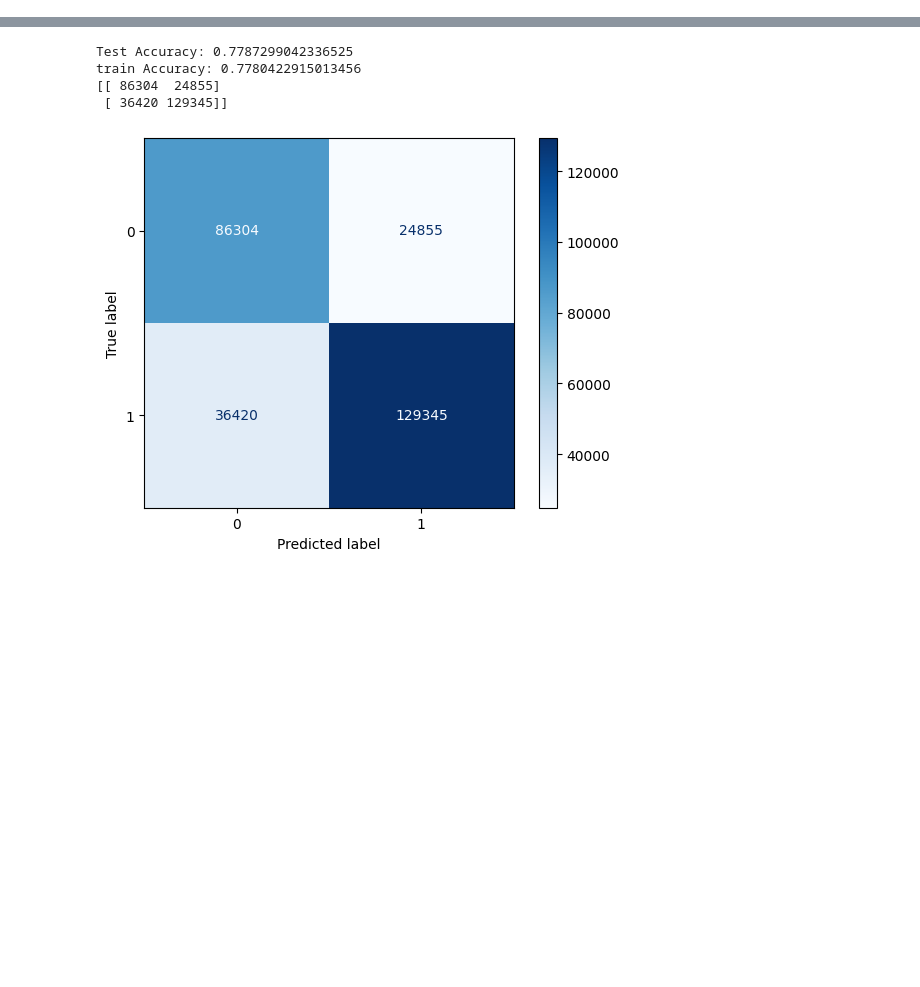
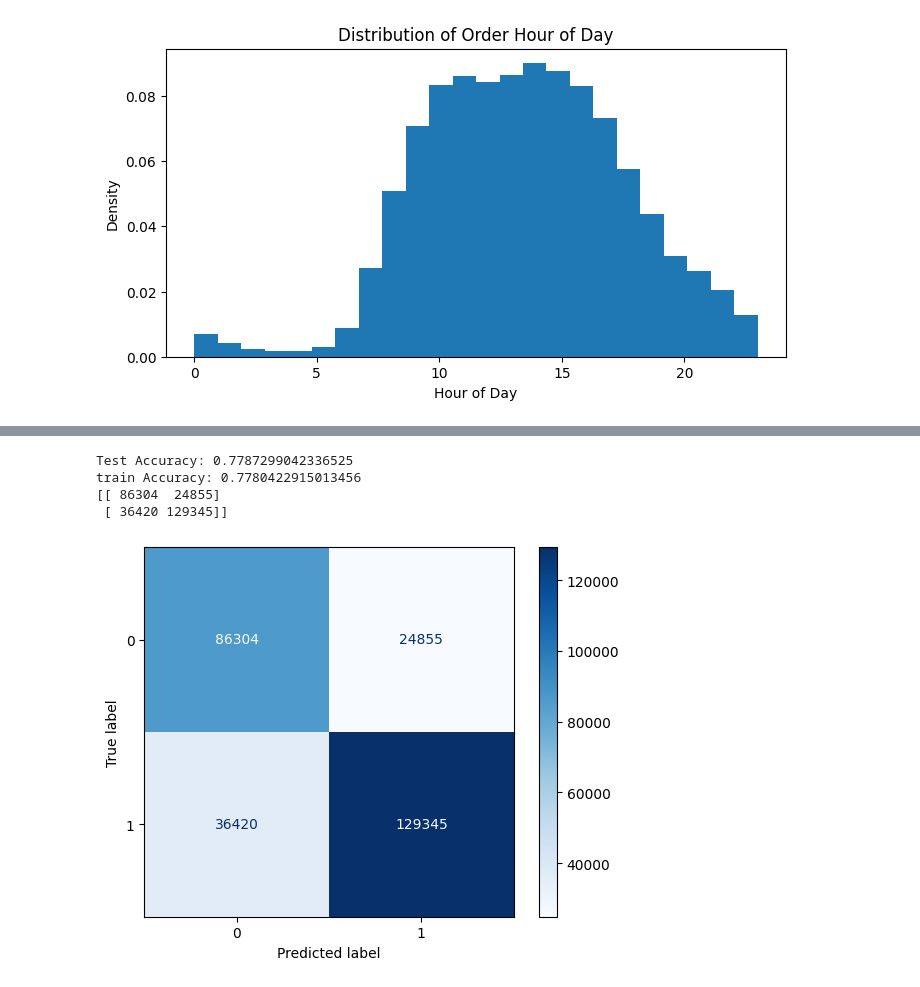
Before and after one commit to sarakhaderkoko1233-wq/ML-project, a Jupyter notebook: project.ipynb, the cells around one changed output, grey strips where cells are left out. Saved outputs shown, nothing was run; the diff lists cells and outputs as text; code cells hidden in the pictures; blank space fills up the shorter version.

```diff
--- a/project.ipynb
+++ b/project.ipynb
@@ -247,0 +100,9 @@ X_train, X_test, y_train, y_test = train_test_split(X , y, test_size=0.2, strati
+# %%
+plt.figure(figsize=(8,4))#Order activity peaking during daytime hours and significantly decreasing during late-night periods.
+plt.hist(data['order_hour_of_day'], bins=24, density=True)
+plt.title('Distribution of Order Hour of Day')
+plt.xlabel('Hour of Day')
+plt.ylabel('Density')
+plt.show()
+# %% [output]
+[figure, added]
```
Also changed, not shown: parts of 46 cells of this notebook.
